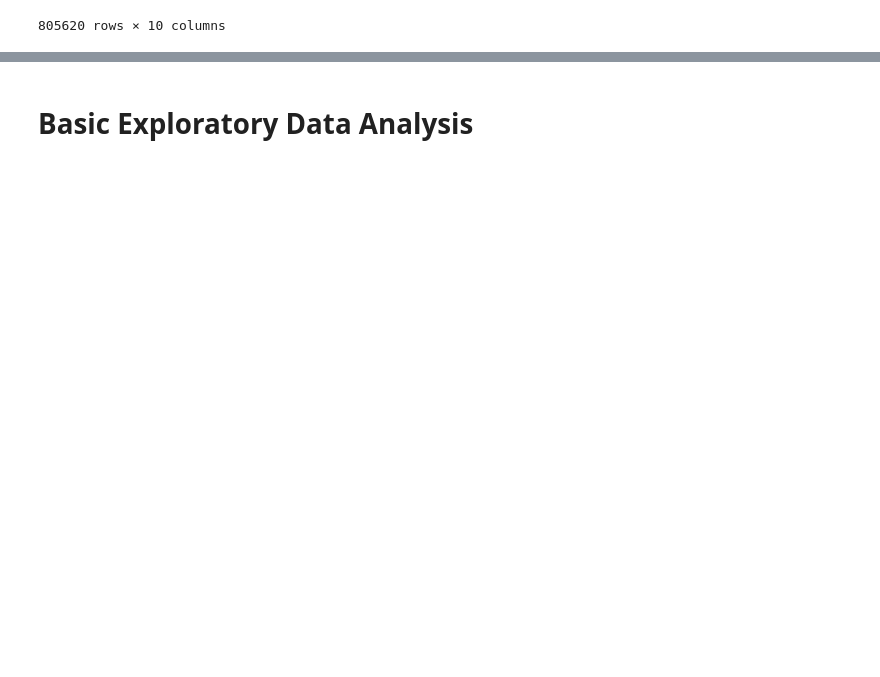
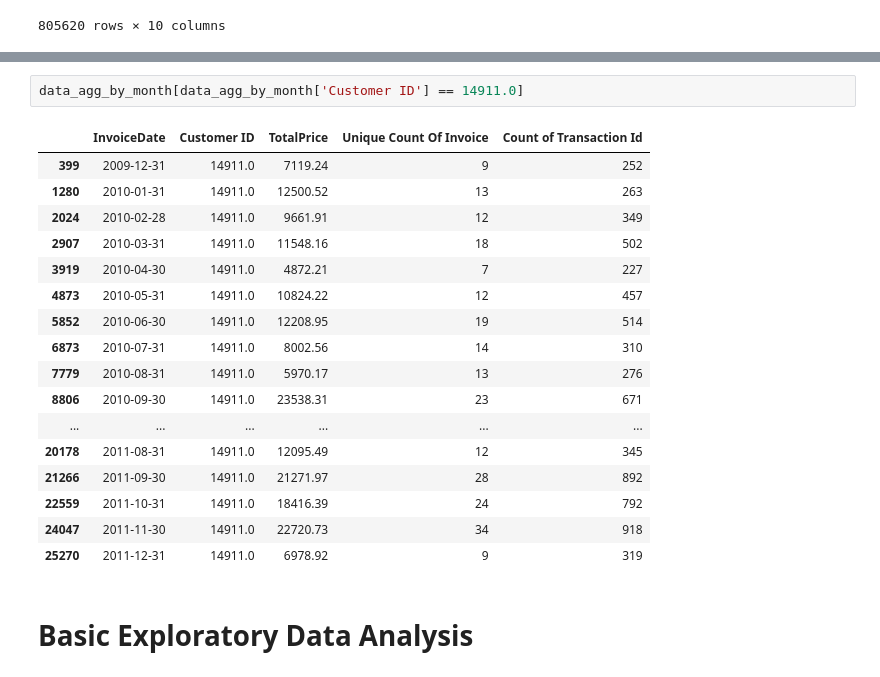
Before and after one commit to ZhijingEu/Customer_Lifetime_Values_BTYD_Modelling_PyMCMarketing, a Jupyter notebook: Buy-Till-You-Die_OLRetail_PyMCMktg_.ipynb, the cells around one changed output, grey strips where cells are left out. Drawn from its saved outputs; the diff is of its cells as text; blank space fills up the shorter version.

```diff
--- a/Buy-Till-You-Die_OLRetail_PyMCMktg_.ipynb
+++ b/Buy-Till-You-Die_OLRetail_PyMCMktg_.ipynb
@@ -140,2 +317,22 @@ data_by_line_item_transaction_clean.describe(include='all').T
+# %%
+data_agg_by_month[data_agg_by_month['Customer ID'] == 14911.0]
+# %% [output]
+|  | InvoiceDate | Customer ID | TotalPrice | Unique Count Of Invoice | Count of Transaction Id |
+| 399 | 2009-12-31 | 14911.0 | 7119.24 | 9 | 252 |
+| 1280 | 2010-01-31 | 14911.0 | 12500.52 | 13 | 263 |
+| 2024 | 2010-02-28 | 14911.0 | 9661.91 | 12 | 349 |
+| 2907 | 2010-03-31 | 14911.0 | 11548.16 | 18 | 502 |
+| 3919 | 2010-04-30 | 14911.0 | 4872.21 | 7 | 227 |
+| 4873 | 2010-05-31 | 14911.0 | 10824.22 | 12 | 457 |
+| 5852 | 2010-06-30 | 14911.0 | 12208.95 | 19 | 514 |
+| 6873 | 2010-07-31 | 14911.0 | 8002.56 | 14 | 310 |
+| 7779 | 2010-08-31 | 14911.0 | 5970.17 | 13 | 276 |
+| 8806 | 2010-09-30 | 14911.0 | 23538.31 | 23 | 671 |
+| ... | ... | ... | ... | ... | ... |
+| 20178 | 2011-08-31 | 14911.0 | 12095.49 | 12 | 345 |
+| 21266 | 2011-09-30 | 14911.0 | 21271.97 | 28 | 892 |
+| 22559 | 2011-10-31 | 14911.0 | 18416.39 | 24 | 792 |
+| 24047 | 2011-11-30 | 14911.0 | 22720.73 | 34 | 918 |
+| 25270 | 2011-12-31 | 14911.0 | 6978.92 | 9 | 319 |
 # %% [markdown]
 # Basic Exploratory Data Analysis
```
Also changed, not shown: parts of 18 cells of this notebook.
